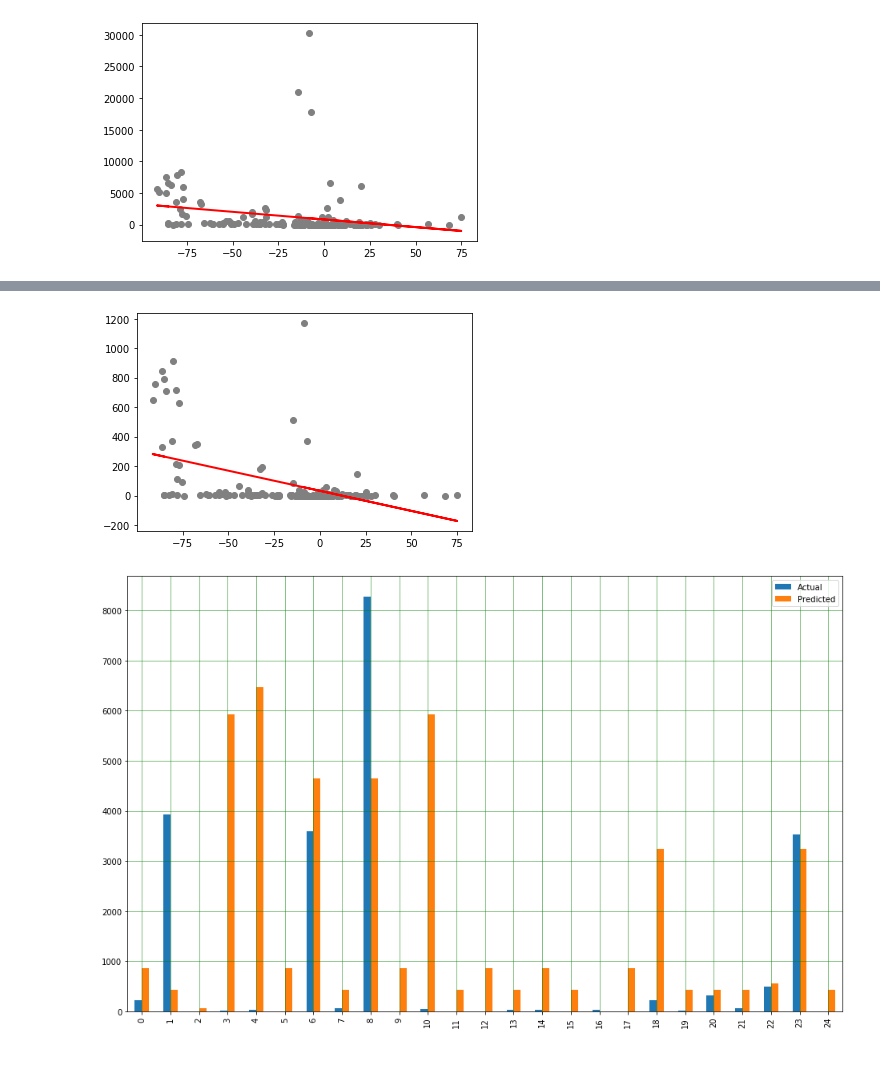
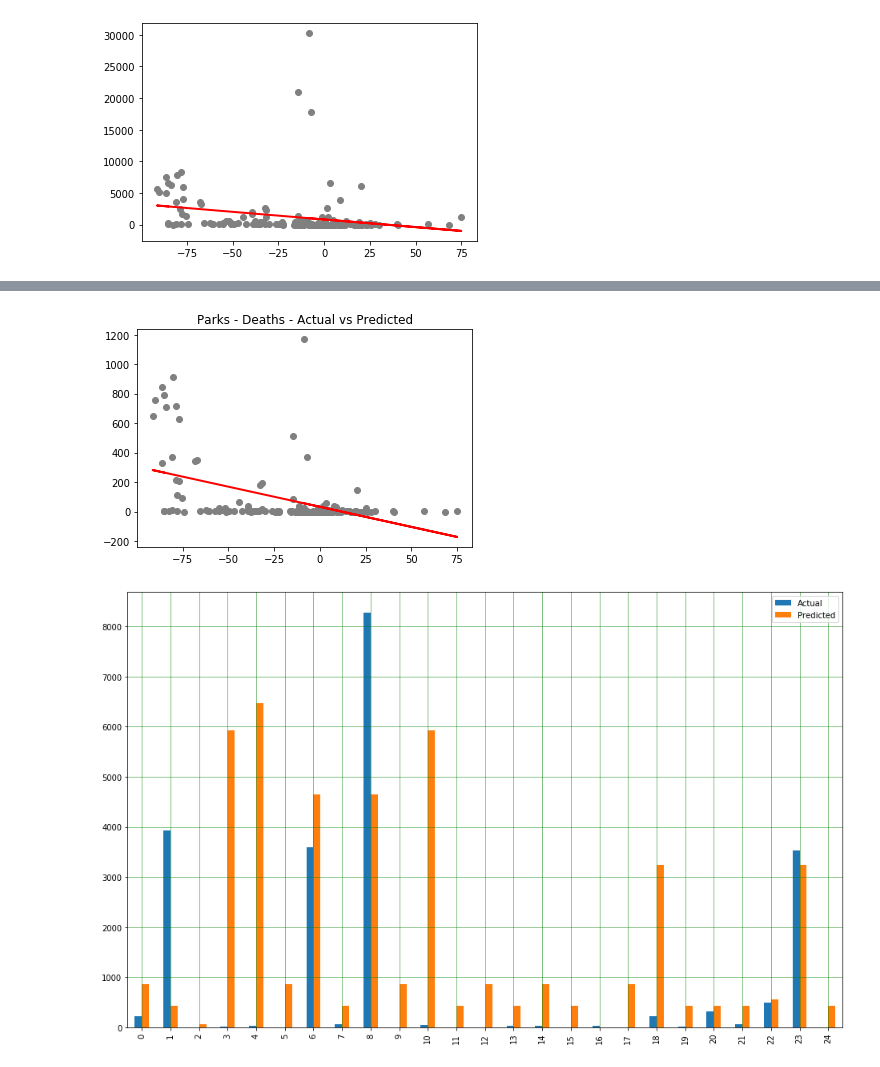
Before and after one commit to leonormsousa/IART_1920, a Jupyter notebook: Proj2/proj.ipynb, the cells around one changed output, grey strips where cells are left out. Cells and saved outputs as stored; diff of their text form; code cells hidden in the pictures.

```diff
--- a/Proj2/proj.ipynb
+++ b/Proj2/proj.ipynb
@@ -415,11 +425,13 @@ df
 # Graphic showing actual vs predicted values
 df1 = df.head(25)
 df1.plot(kind='bar',figsize=(16,10))
+plt.title('Parks - Deaths - Actual vs Predicted')
 plt.grid(which='major', linestyle='-', linewidth='0.5', color='green')
 plt.grid(which='minor', linestyle=':', linewidth='0.5', color='black')
 plt.show()
 
 # Graphic showing result of the linear regression
+plt.title('Parks - Deaths - Actual vs Predicted')
 plt.scatter(X_parks_test, y_deaths_test,  color='gray')
 plt.plot(X_parks_test, parks_deaths_pred, color='red', linewidth=2)
 plt.show()
@@ -428,4 +440,4 @@ plt.show()
-[figure, old version]
+[figure, new version]
 # %%
 ### Decision Tree
 
```
Also changed, not shown: parts of 24 cells of this notebook.
